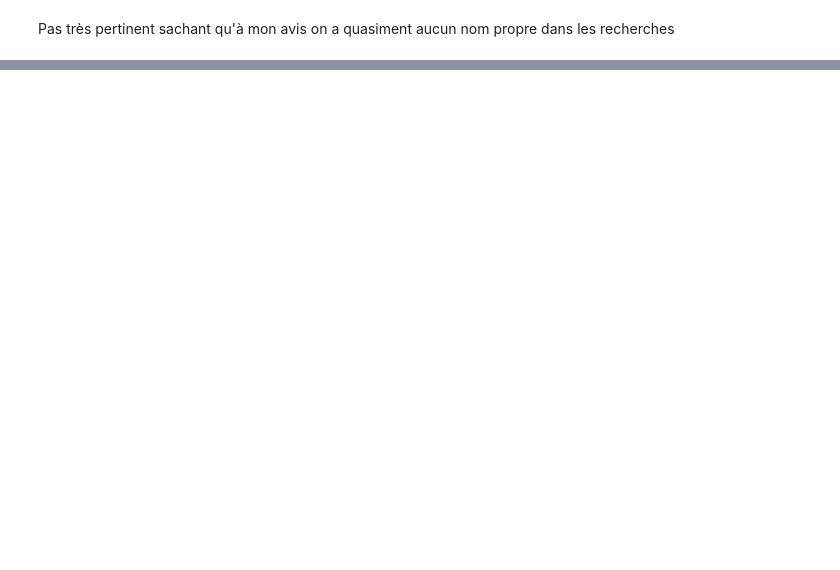
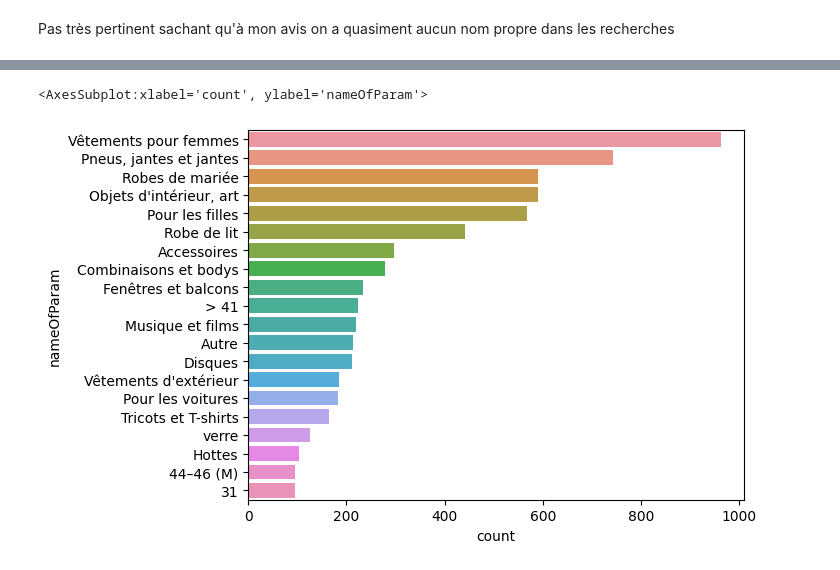
Before and after one commit to francoislegac/avito-kaggle, a Jupyter notebook: personal_analysis.ipynb, the cells around one changed output, grey strips where cells are left out. Drawn from its saved outputs; the diff is of its cells as text; code cells hidden in the pictures; blank space fills up the shorter version.

```diff
--- a/personal_analysis.ipynb
+++ b/personal_analysis.ipynb
@@ -505,2 +446,0 @@ Name: frSearchParams, Length: 10000, dtype: object
-# %%
-tmp = search_info['frSearchParams'].dropna()[:10].reset_index(drop=True)
@@ -516,0 +456,34 @@ in-depth-analysis-and-viz-avito.ipynb  queries.txt
+# %%
+def search_params_to_dict(col):
+    """
+    Transform a pd.Series of unstrustured strings into a list of dict
+    """
+    tmp = col.dropna()
+    strings_of_params = tmp.str.replace(r'(?<={)\'', '\"', regex=True)\
+        .str.replace(r'\'(?=})', '\"', regex=True) \
+        .str.replace(r'\'(?=\:)', '\"', regex=True)\
+        .str.replace(r'(?<=\,\s)\'', '\"', regex=True) \
+        .str.replace(r'(?<=:\s)\'', '\"', regex=True) \
+        .str.replace(r'\'(?=,)', '\"', regex=True)
+    list_dicts_params = []
+    for string in strings_of_params:
+        list_dicts_params.append(json.loads(string))
+    return list_dicts_params
+
+list_dicts_params = search_params_to_dict(search_info['frSearchParams'])
+# %%
+#count the most frequent categories
+from collections import defaultdict
+
+params_count = defaultdict(int)
+
+for dic in list_dicts_params:
+    for v in dic.values():
+        params_count[v] += 1
+
+df = pd.DataFrame(params_count.items(), columns=['nameOfParam', 'count']).sort_values(by='count', ascending=False)
+# %%
+sns.barplot(x='count',y='nameOfParam', data=df[:20])
+# %% [output]
+<AxesSubplot:xlabel='count', ylabel='nameOfParam'>
+[figure, added]
```
Also changed, not shown: parts of 40 cells of this notebook.
